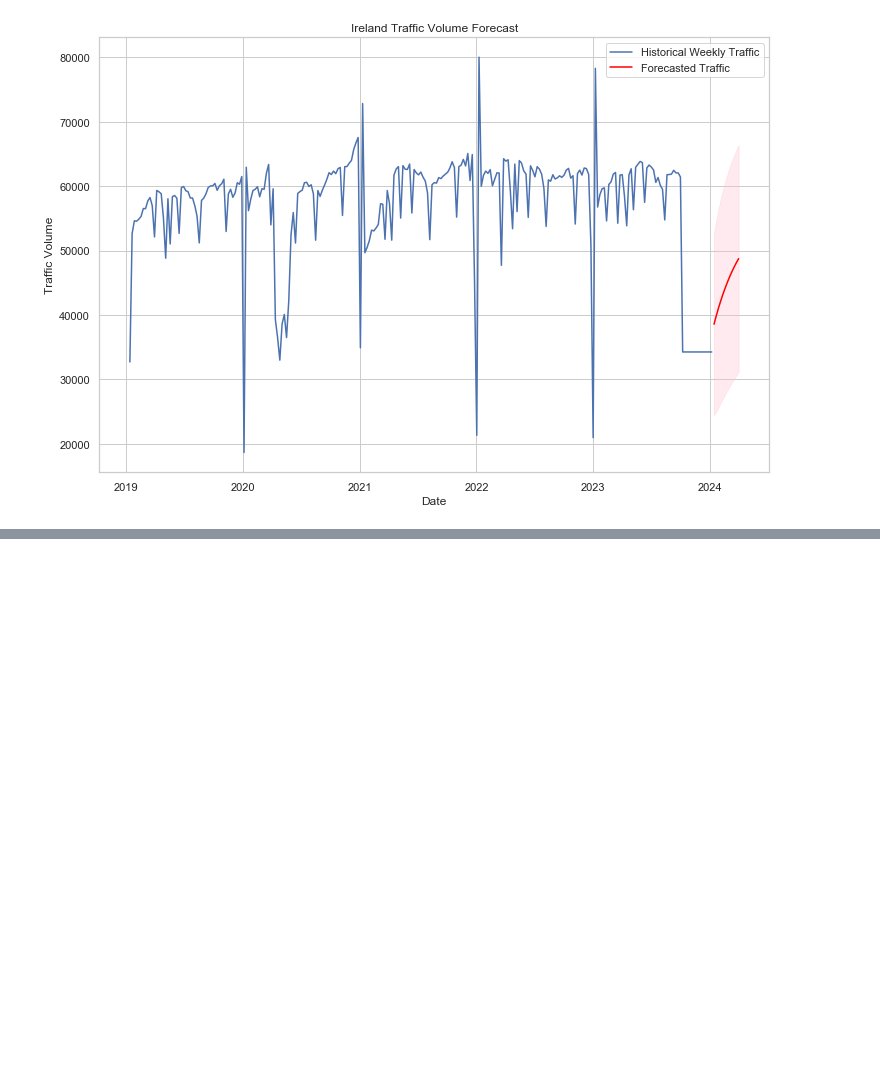
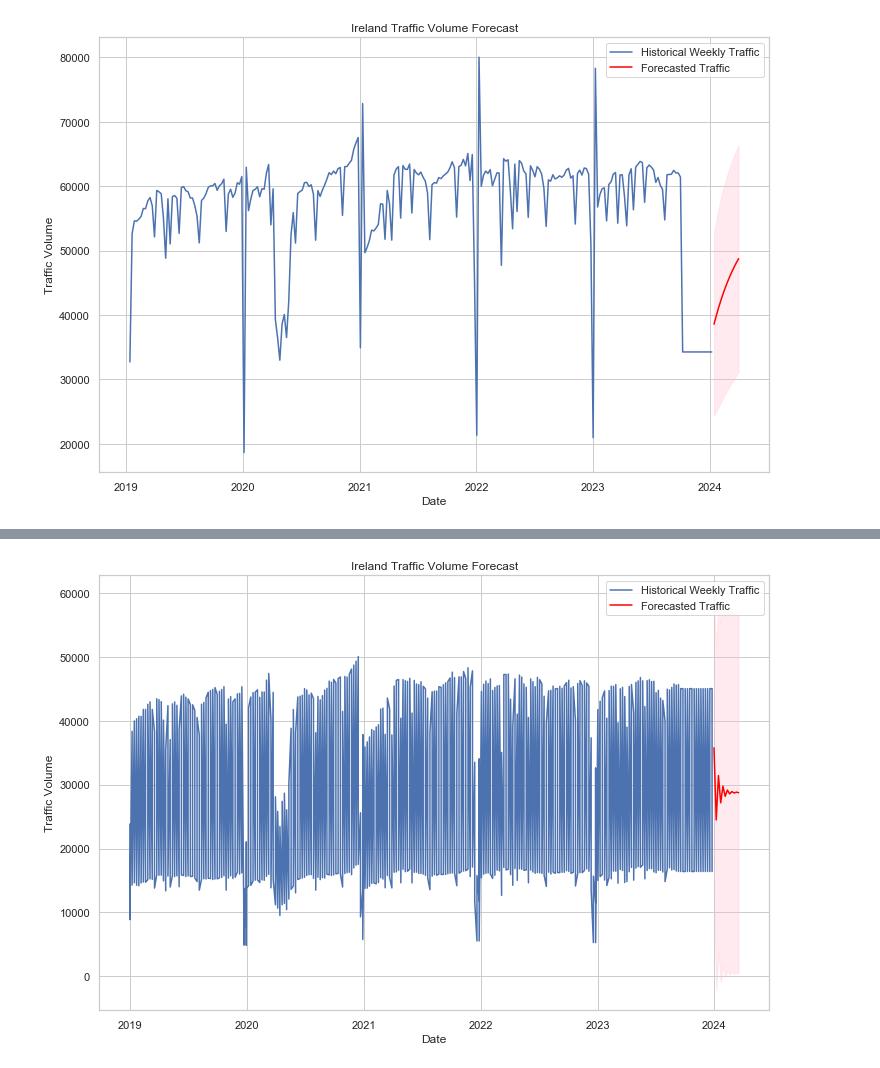
Before and after one commit to WhoisClean/ireland_transport, a Jupyter notebook: transport_ireland.ipynb, the cells around one changed output, grey strips where cells are left out. Saved outputs shown, nothing was run; the diff lists cells and outputs as text; code cells hidden in the pictures; blank space fills up the shorter version.

```diff
--- a/transport_ireland.ipynb
+++ b/transport_ireland.ipynb
@@ -405,0 +467,67 @@ Warnings:
+# %%
+import pandas as pd
+from statsmodels.tsa.arima.model import ARIMA
+import matplotlib.pyplot as plt
+from datetime import datetime, timedelta
+
+# Assuming ireland_transport_data is already loaded
+if not ireland_transport_data.empty:
+    print("Ireland data is loaded.")
+
+    # Extract and format week number from 'Weeks of the year' column
+    ireland_transport_data['Week_Number'] = ireland_transport_data['Weeks of the year'].str.extract('(\d+)').astype(int)
+
+    # Function to convert year and week number to a date
+    def year_week_to_date(year, week):
+        first_day_of_year = datetime(year, 1, 1)
+        day_of_week = first_day_of_year.weekday()
+        # Adjusting to the start of the week (Monday)
+        if day_of_week != 0:
+            first_day_of_year -= timedelta(days=day_of_week)
+        return first_day_of_year + timedelta(weeks=week - 1)
+
+    # Apply the function to each row to calculate the date
+    ireland_transport_data['Date'] = ireland_transport_data.apply(lambda row: year_week_to_date(row['Year'], row['Week_Number']), axis=1)
+    ireland_transport_data.set_index('Date', inplace=True)
+
+    # Check if the DateTime conversion was successful
+    if not ireland_transport_data.index.empty:
+        print("DateTime index created successfully.")
+
+        # Selecting the 'VALUE' column for analysis
+        weekly_ireland_traffic = ireland_transport_data['VALUE']
+
+        # Check for and handle missing values
+        if weekly_ireland_traffic.isnull().any():
+            print("Missing values found, filling missing values.")
+            weekly_ireland_traffic.fillna(method='ffill', inplace=True)
+
+        # Fit the ARIMA model
+        arima_model_ireland = ARIMA(weekly_ireland_traffic, order=(1, 0, 1))
+        arima_result_ireland = arima_model_ireland.fit()
+        print(arima_result_ireland.summary())
+
+        # Generate a date range for the forecast
+        forecast_start_date = ireland_transport_data.index[-1] + timedelta(days=1)
+        forecast_end_date = forecast_start_date + timedelta(weeks=12)
+        forecast_index = pd.date_range(start=forecast_start_date, end=forecast_end_date, freq='W')
+
+        # Forecast the future values
+        forecast_ireland = arima_result_ireland.get_forecast(steps=12)
+        forecast_ireland_df = forecast_ireland.summary_frame()
+
+        # Plotting the forecast
+        plt.figure(figsize=(12, 8))
+        plt.plot(weekly_ireland_traffic.index, weekly_ireland_traffic, label='Historical Weekly Traffic')
+        plt.plot(forecast_index, forecast_ireland_df['mean'], label='Forecasted Traffic', color='red')
+        plt.fill_between(forecast_index, forecast_ireland_df['mean_ci_lower'], forecast_ireland_df['mean_ci_upper'], color='pink', alpha=0.3)
+        plt.title('Ireland Traffic Volume Forecast')
+        plt.xlabel('Date')
+        plt.ylabel('Traffic Volume')
+        plt.legend()
+        plt.show()
+    else:
+        print("Error in DateTime index creation. Please check the 'Year' and 'Weeks of the year' columns.")
+else:
+    print("The ireland_transport_data DataFrame is empty. Please load the data correctly.")
+# %% [output]
@@ -405,0 +551 @@ Warnings:
+[figure, added]
```
Also changed, not shown: parts of 3 cells of this notebook.
